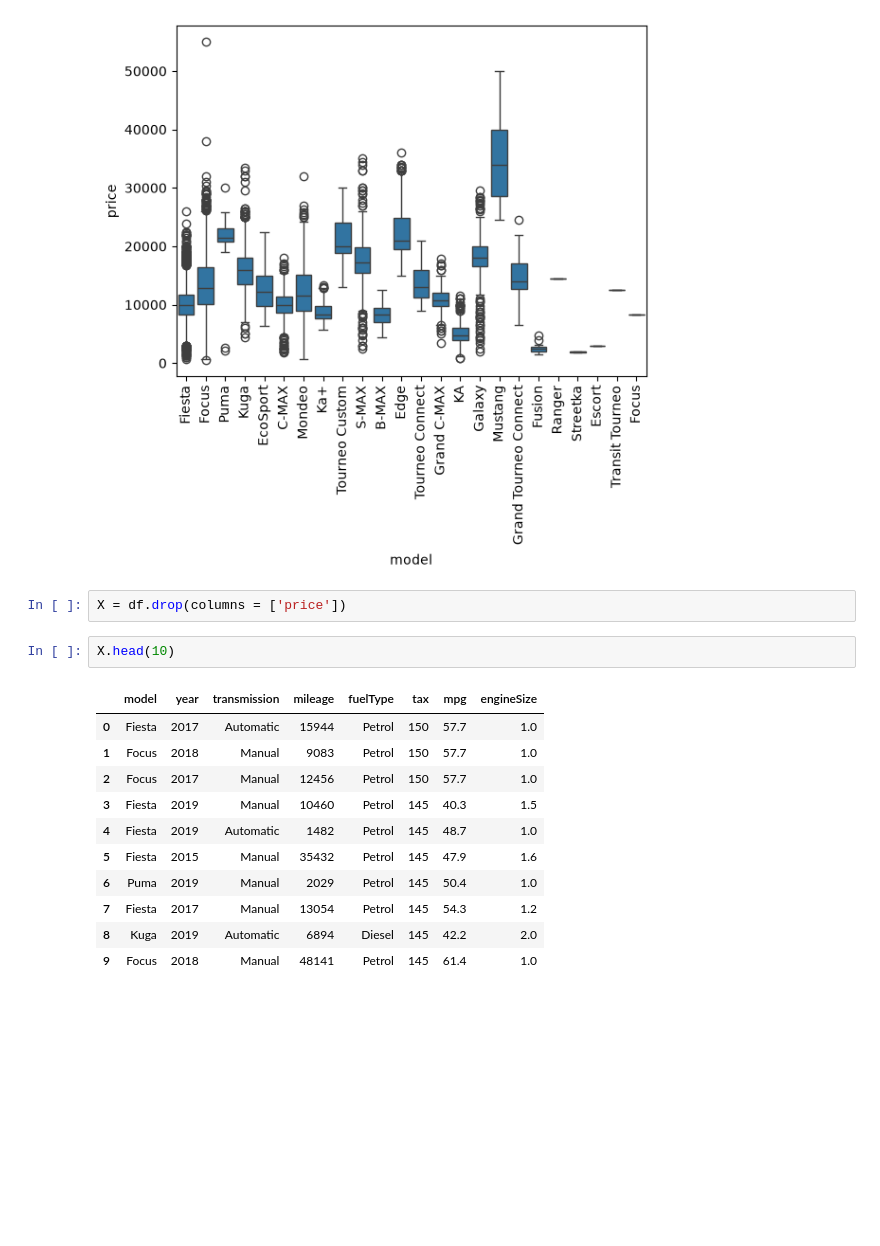
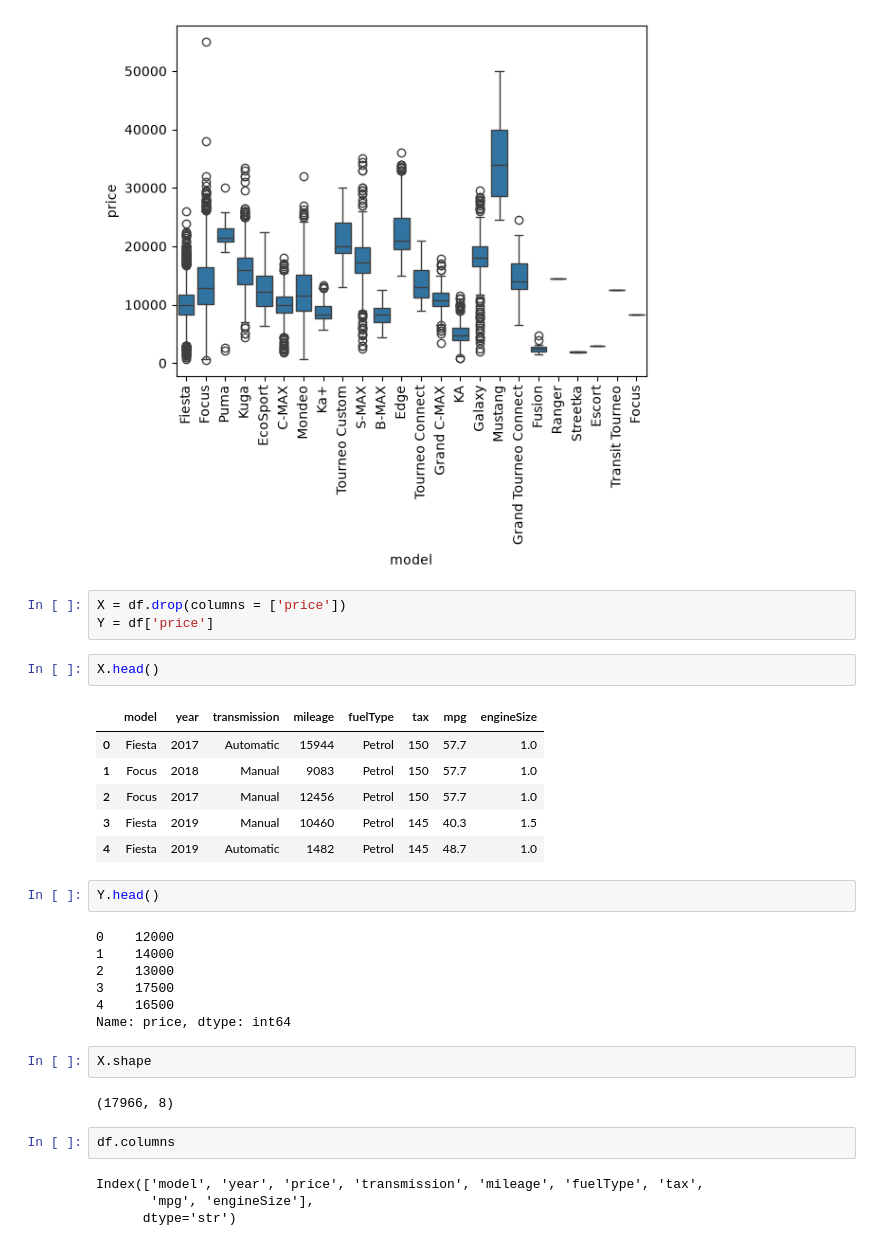
Before and after one commit to subhajit404/Car-Price-Prediction, a Jupyter notebook: main.ipynb, the cells around one changed output. Drawn from its saved outputs; the diff is of its cells as text; blank space fills up the shorter version.

```diff
--- a/main.ipynb
+++ b/main.ipynb
@@ -203,17 +203,32 @@ plt.xticks(rotation = 90)
 [figure]
 # %%
 X = df.drop(columns = ['price'])
+Y = df['price']
 # %%
-X.head(10)
+X.head()
 # %% [output]
 |  | model | year | transmission | mileage | fuelType | tax | mpg | engineSize |
 | 0 | Fiesta | 2017 | Automatic | 15944 | Petrol | 150 | 57.7 | 1.0 |
 | 1 | Focus | 2018 | Manual | 9083 | Petrol | 150 | 57.7 | 1.0 |
 | 2 | Focus | 2017 | Manual | 12456 | Petrol | 150 | 57.7 | 1.0 |
 | 3 | Fiesta | 2019 | Manual | 10460 | Petrol | 145 | 40.3 | 1.5 |
 | 4 | Fiesta | 2019 | Automatic | 1482 | Petrol | 145 | 48.7 | 1.0 |
-| 5 | Fiesta | 2015 | Manual | 35432 | Petrol | 145 | 47.9 | 1.6 |
-| 6 | Puma | 2019 | Manual | 2029 | Petrol | 145 | 50.4 | 1.0 |
-| 7 | Fiesta | 2017 | Manual | 13054 | Petrol | 145 | 54.3 | 1.2 |
-| 8 | Kuga | 2019 | Automatic | 6894 | Diesel | 145 | 42.2 | 2.0 |
-| 9 | Focus | 2018 | Manual | 48141 | Petrol | 145 | 61.4 | 1.0 |
+# %%
+Y.head()
+# %% [output]
+0    12000
+1    14000
+2    13000
+3    17500
+4    16500
+Name: price, dtype: int64
+# %%
+X.shape
+# %% [output]
+(17966, 8)
+# %%
+df.columns
+# %% [output]
+Index(['model', 'year', 'price', 'transmission', 'mileage', 'fuelType', 'tax',
+       'mpg', 'engineSize'],
+      dtype='str')
```
Also changed, not shown: parts of 15 cells of this notebook.
